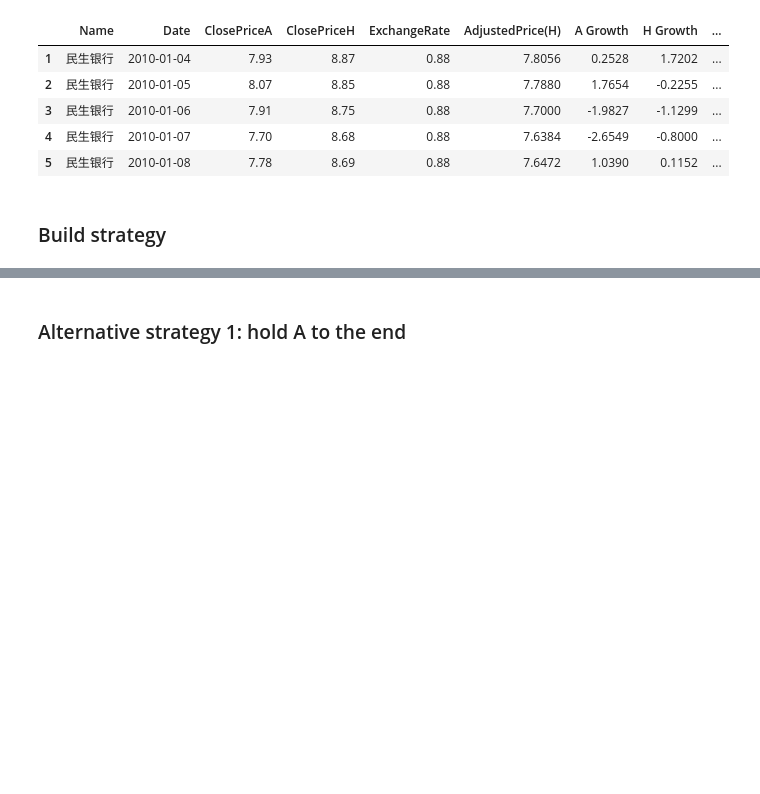
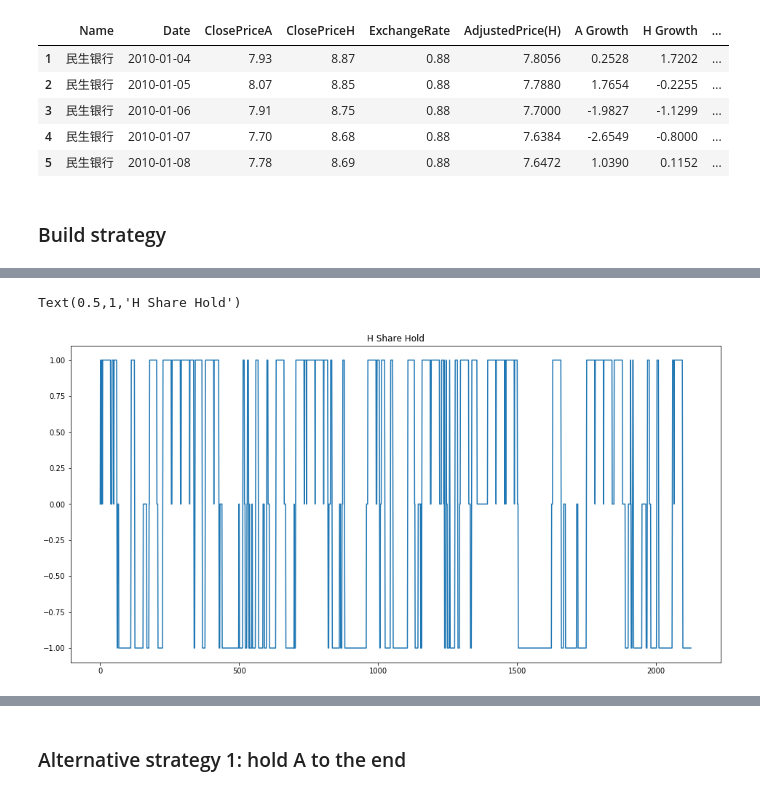
Before and after one commit to PRESIDENT810/FIN3080-P1, a Jupyter notebook: Strategy.ipynb, the cells around one changed output, grey strips where cells are left out. Saved outputs shown, nothing was run; the diff lists cells and outputs as text; code cells hidden in the pictures; blank space fills up the shorter version.

```diff
--- a/Strategy.ipynb
+++ b/Strategy.ipynb
@@ -149,0 +148,7 @@ H_hold_hist = []
+# %%
+fig = plt.figure(figsize=(16,8))
+plt.plot(H_hold_hist)
+plt.title("H Share Hold")
+# %% [output]
+Text(0.5,1,'H Share Hold')
+[figure, added]
```
Also changed, not shown: parts of 10 cells of this notebook, 3 other files.
